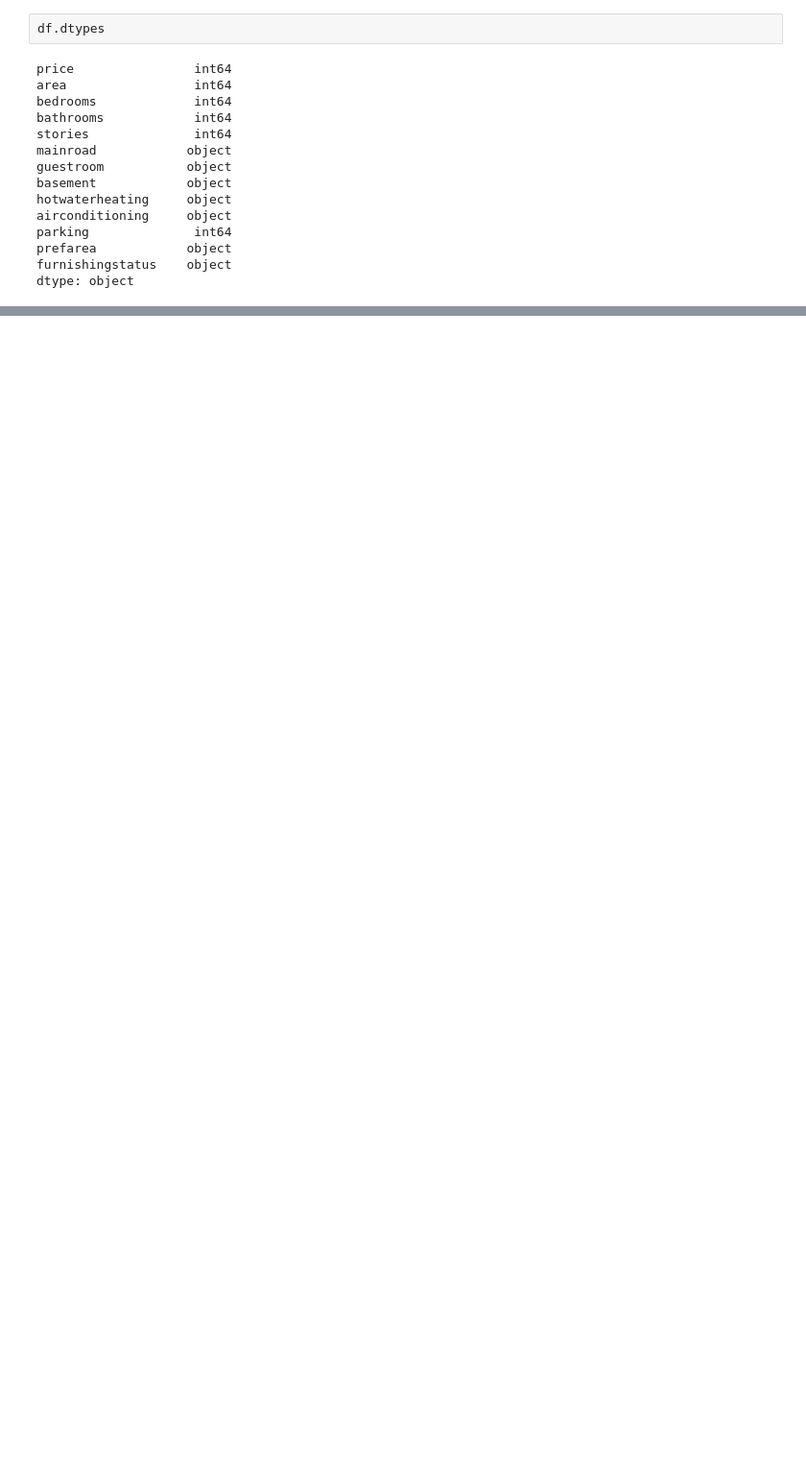
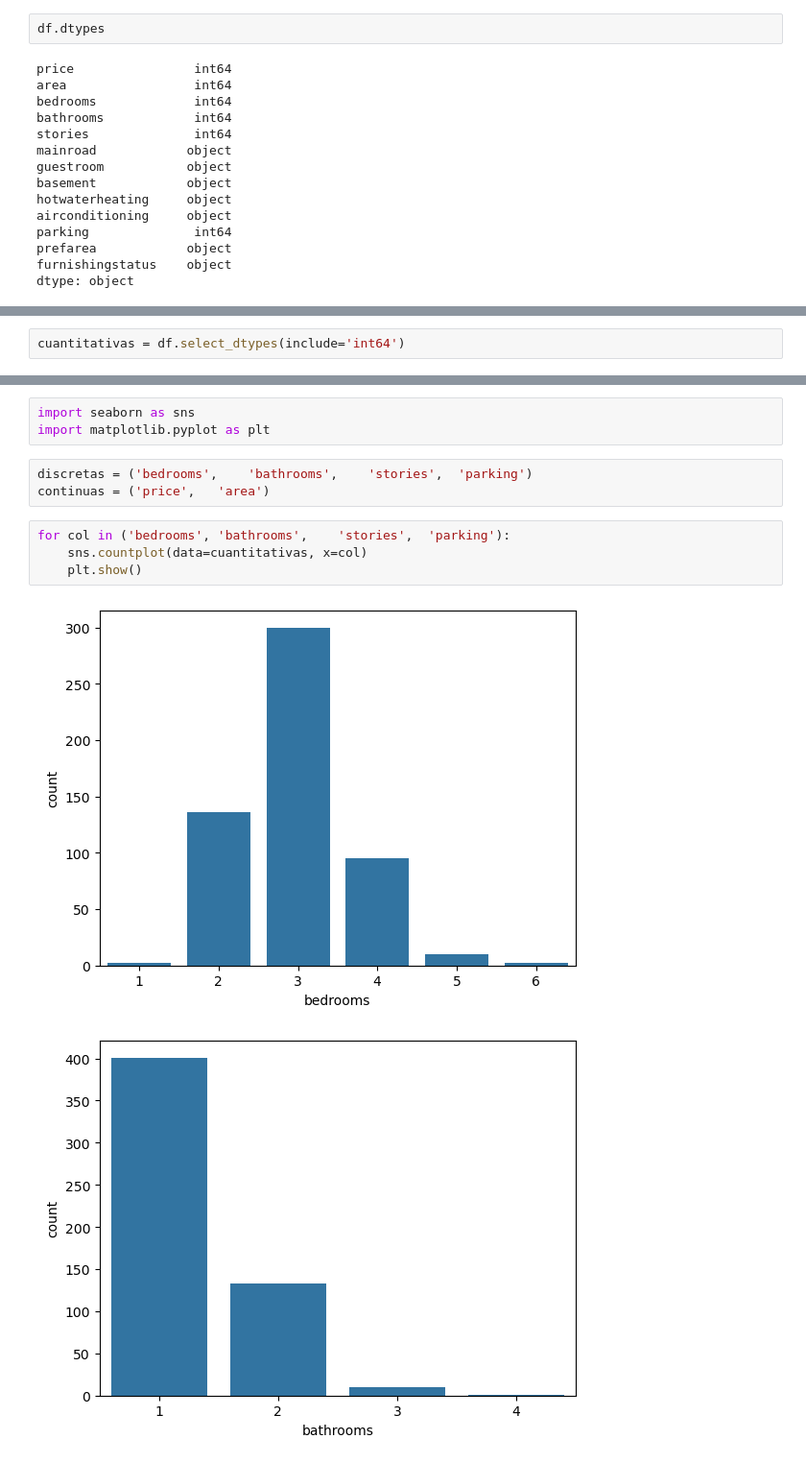
Before and after one commit to jesushedd/python-ml-senati, a Jupyter notebook: ia-teoria/semana7/estadistica_teoria.ipynb, the cells around one changed output, grey strips where cells are left out. Shown at 96% size. Drawn from its saved outputs; the diff is of its cells as text; blank space fills up the shorter version.

```diff
--- a/ia-teoria/semana7/estadistica_teoria.ipynb
+++ b/ia-teoria/semana7/estadistica_teoria.ipynb
@@ -76,0 +67,2 @@ df.select_dtypes(include='object')
+# %%
+cuantitativas = df.select_dtypes(include='int64')
@@ -76,0 +81,13 @@ df.select_dtypes(include='object')
+# %%
+import seaborn as sns
+import matplotlib.pyplot as plt
+# %%
+discretas = ('bedrooms',	'bathrooms',	'stories',	'parking')
+continuas = ('price',	'area')
+# %%
+for col in ('bedrooms',	'bathrooms',	'stories',	'parking'):
+    sns.countplot(data=cuantitativas, x=col)
+    plt.show()
+# %% [output]
+[figure, added]
+[figure, added]
```
Also changed, not shown: parts of 7 cells of this notebook, 1 other file.
